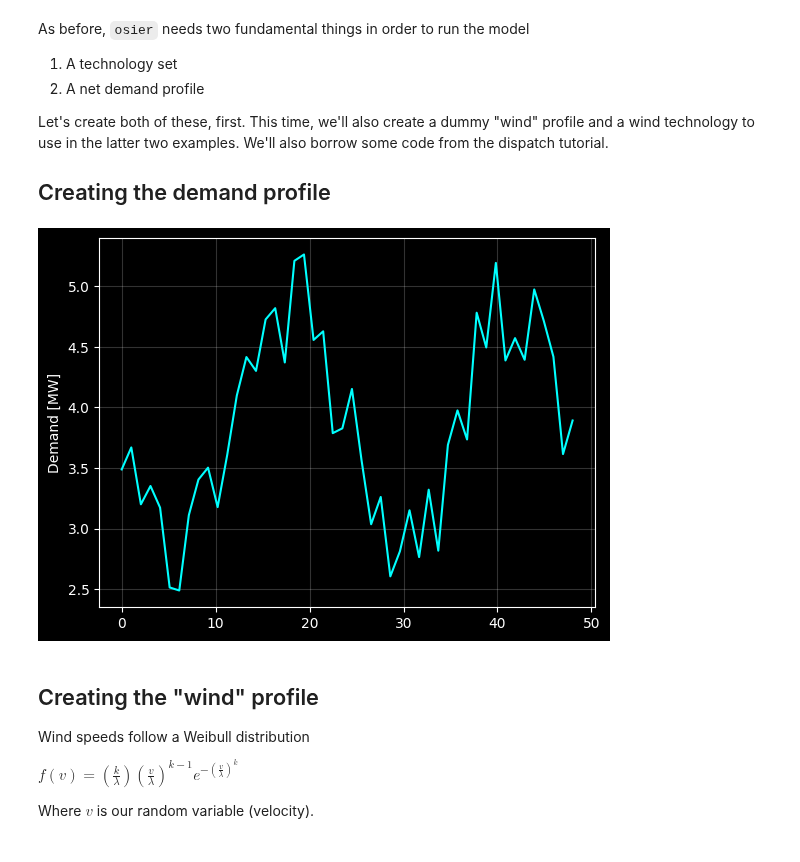
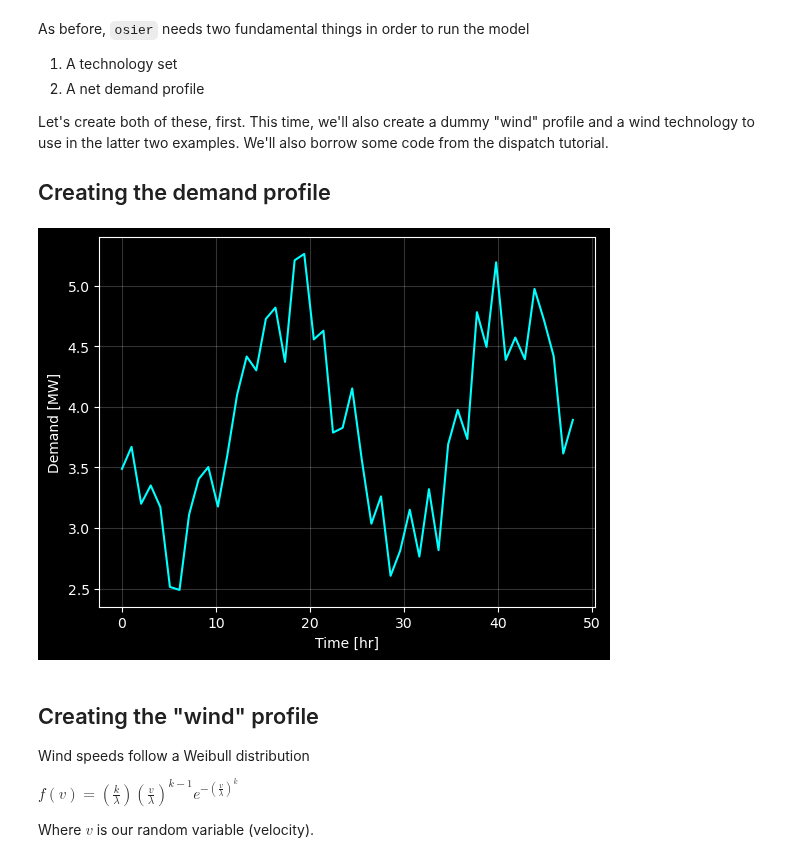
Before and after one commit to arfc/osier, a Jupyter notebook: docs/source/examples/capacity_expansion_tutorial.ipynb, the cells around one changed output. Saved outputs shown, nothing was run; the diff lists cells and outputs as text; code cells hidden in the pictures.

```diff
--- a/docs/source/examples/capacity_expansion_tutorial.ipynb
+++ b/docs/source/examples/capacity_expansion_tutorial.ipynb
@@ -55,28 +55,29 @@ We'll also borrow some code from the dispatch tutorial.
 # %%
 n_hours = 24  # hours per day
 n_days = 2  # days to model
 N = n_hours*n_days  # total number of time steps
 phase_shift = 0  # horizontal shift [radians]
 base_shift = 2  # vertical shift [units of demand]
 hours = np.linspace(0,N,N)
 total_demand = 185  # [MWh], sets the total demand [units of energy]
 
 demand = (np.sin((hours*np.pi/n_hours*2+phase_shift))*-1+np.ones(N)*(base_shift+1))
 
 np.random.seed(1234) # sets the seed for repeatability
 
 noise = np.random.random(N)
 demand += noise
 
 demand = demand/demand.sum() * total_demand  # rescale
 
 with plt.style.context("dark_background"):
     plt.plot(hours, demand, color='cyan')
     plt.ylabel('Demand [MW]')
+    plt.xlabel('Time [hr]')
     plt.grid(alpha=0.2)
     plt.show()
 # %% [output]
-[figure, old version]
+[figure, new version]
 # %% [markdown]
 ## Creating the "wind" profile
 
```
Also changed, not shown: parts of 16 cells of this notebook, 2 other files.
